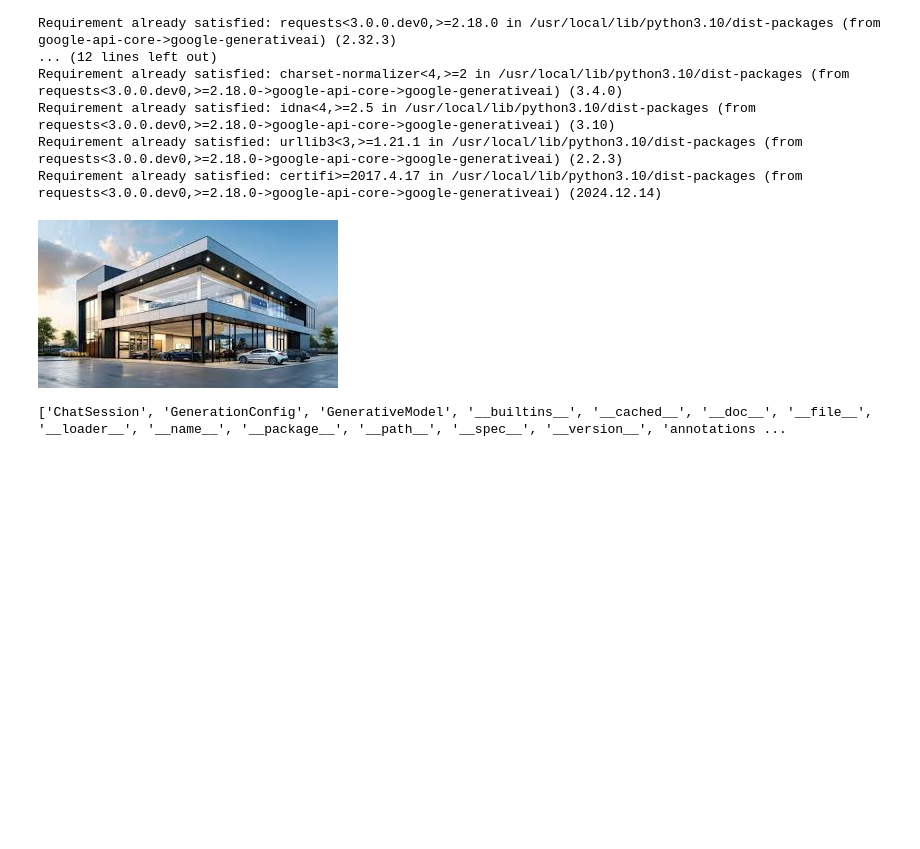
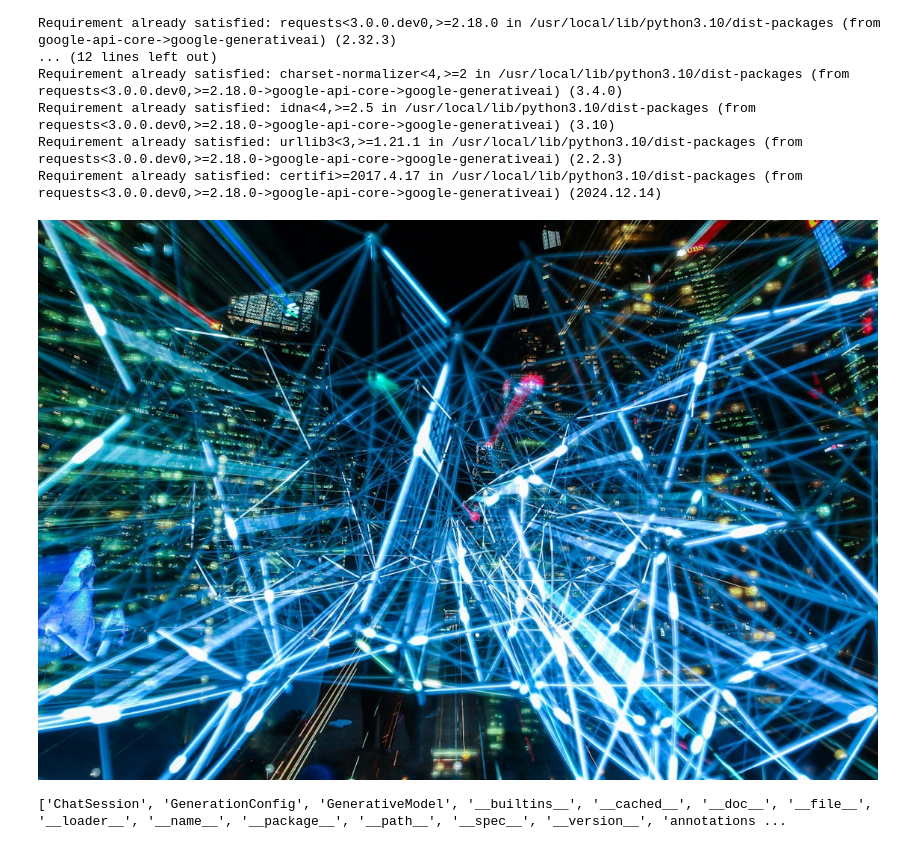
Before and after one commit to Muhammad-javed440/Q-3, a Jupyter notebook: read_write_image.ipynb, the cells around one changed output. Cells and saved outputs as stored; diff of their text form; code cells hidden in the pictures; blank space fills up the shorter version.

```diff
--- a/read_write_image.ipynb
+++ b/read_write_image.ipynb
@@ -31,11 +31,11 @@ GOOGL_API_KEY = userdata.get('GEMINI_API_KEY')
 # %%
 genai.configure(api_key=GOOGL_API_KEY)   # This line is added to set the API key
 # %%
-image_path = "/content/images.jpeg"
+image_path = "/content/AI.jpeg"
 image = PIL.Image.open(image_path)
 image
 # %% [output]
-[figure, old version]
+[figure, new version]
 # %%
 prompt = """Describe the image in detail """
 # %%
```
Also changed, not shown: parts of 1 cell of this notebook.
